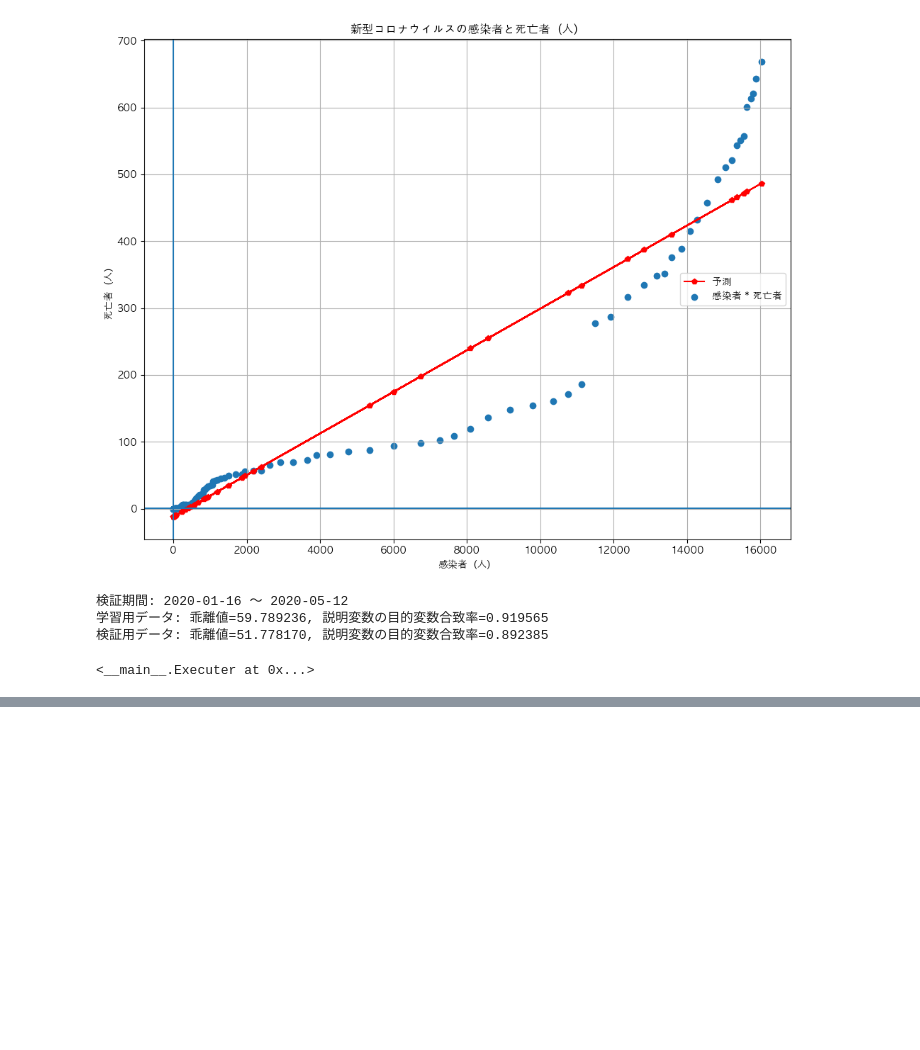
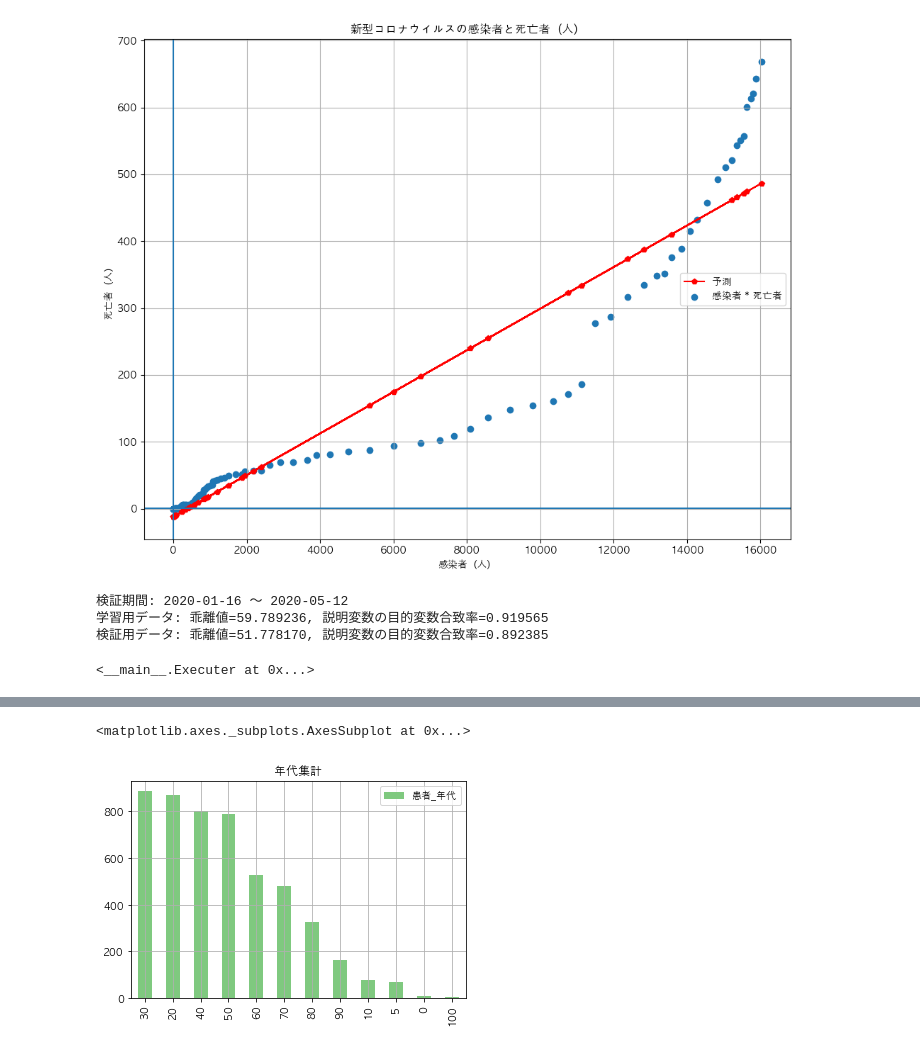
Before and after one commit to sin-to-jin/covid-19-machine-learning, a Jupyter notebook: src/Init-Analysis-Public.ipynb, the cells around one changed output, grey strips where cells are left out. Drawn from its saved outputs; the diff is of its cells as text; code cells hidden in the pictures; blank space fills up the shorter version.

```diff
--- a/src/Init-Analysis-Public.ipynb
+++ b/src/Init-Analysis-Public.ipynb
@@ -127,0 +156,8 @@ Executer(Covid19().execute())
+# %%
+# age_gender = tokyo_patients[['患者_年代', '患者_性別']]
+age = tokyo_patients.loc[:,'患者_年代'].replace('(\d+)代', r'\1', regex=True).replace('10歳未満', 5).replace('不明|-', 0, regex=True).replace('100歳以上', 100).astype(numpy.int64)
+# tokyo_patients.loc[:,'患者_性別'].replace('男性', 1).replace('女性', 2).replace('不明', 0).replace('調査中', numpy.nan).astype(numpy.int64)
+age.value_counts().plot(title='年代集計', grid=True, colormap='Accent', legend=True, alpha=1, kind='bar')
+# %% [output]
+<matplotlib.axes._subplots.AxesSubplot at 0x...>
+[figure, added]
```
Also changed, not shown: parts of 4 cells of this notebook.
